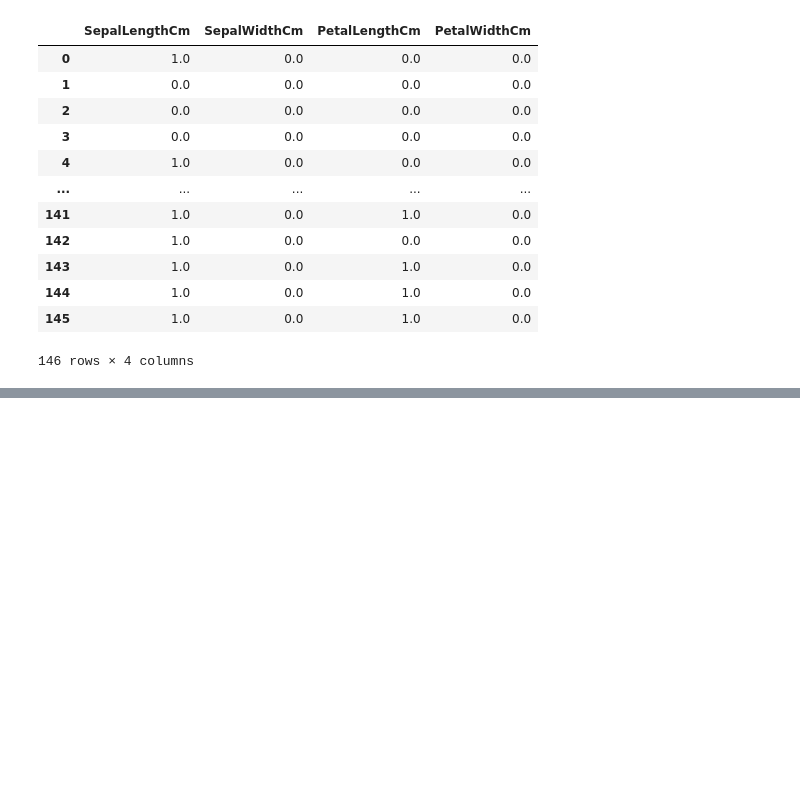
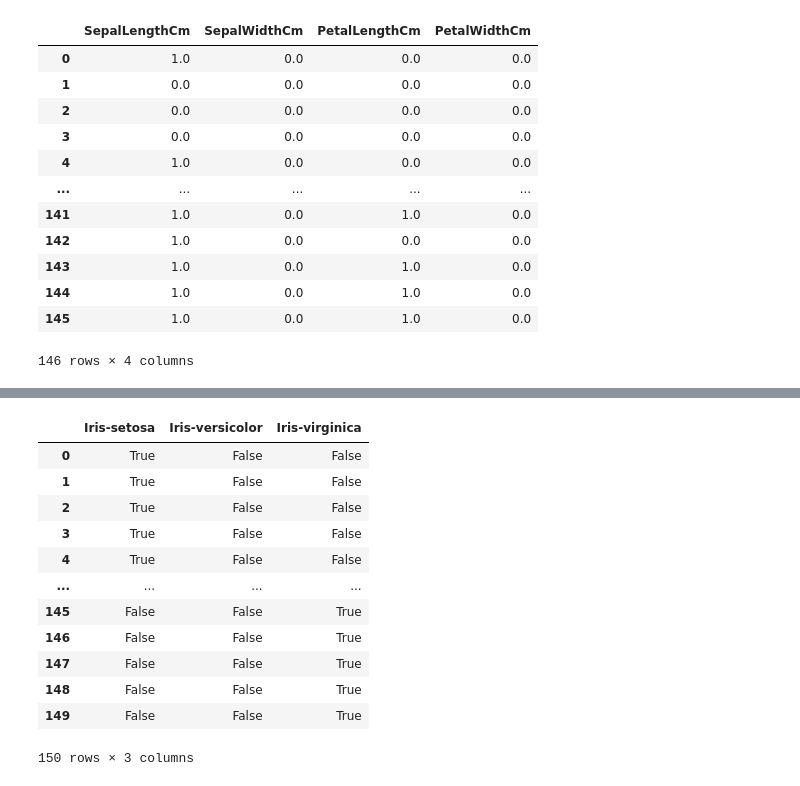
Before and after one commit to prasantmahato/machine_learning, a Jupyter notebook: UNIT-1/scikit.ipynb, the cells around one changed output, grey strips where cells are left out. Saved outputs shown, nothing was run; the diff lists cells and outputs as text; code cells hidden in the pictures; blank space fills up the shorter version.

```diff
--- a/UNIT-1/scikit.ipynb
+++ b/UNIT-1/scikit.ipynb
@@ -132,0 +195,16 @@ new_df
+# %%
+pd.get_dummies(df['Species'])
+# %% [output]
+|  | Iris-setosa | Iris-versicolor | Iris-virginica |
+| 0 | True | False | False |
+| 1 | True | False | False |
+| 2 | True | False | False |
+| 3 | True | False | False |
+| 4 | True | False | False |
+| ... | ... | ... | ... |
+| 145 | False | False | True |
+| 146 | False | False | True |
+| 147 | False | False | True |
+| 148 | False | False | True |
+| 149 | False | False | True |
+150 rows × 3 columns
```
Also changed, not shown: parts of 32 cells of this notebook, 3 other files.
